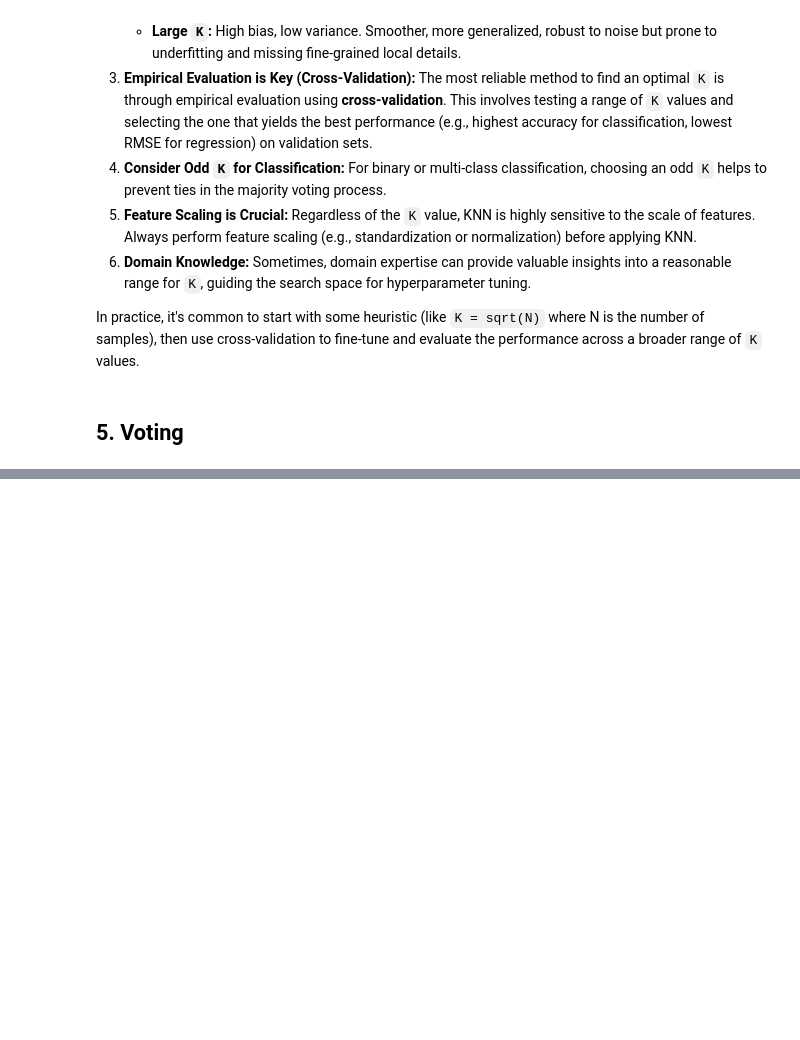
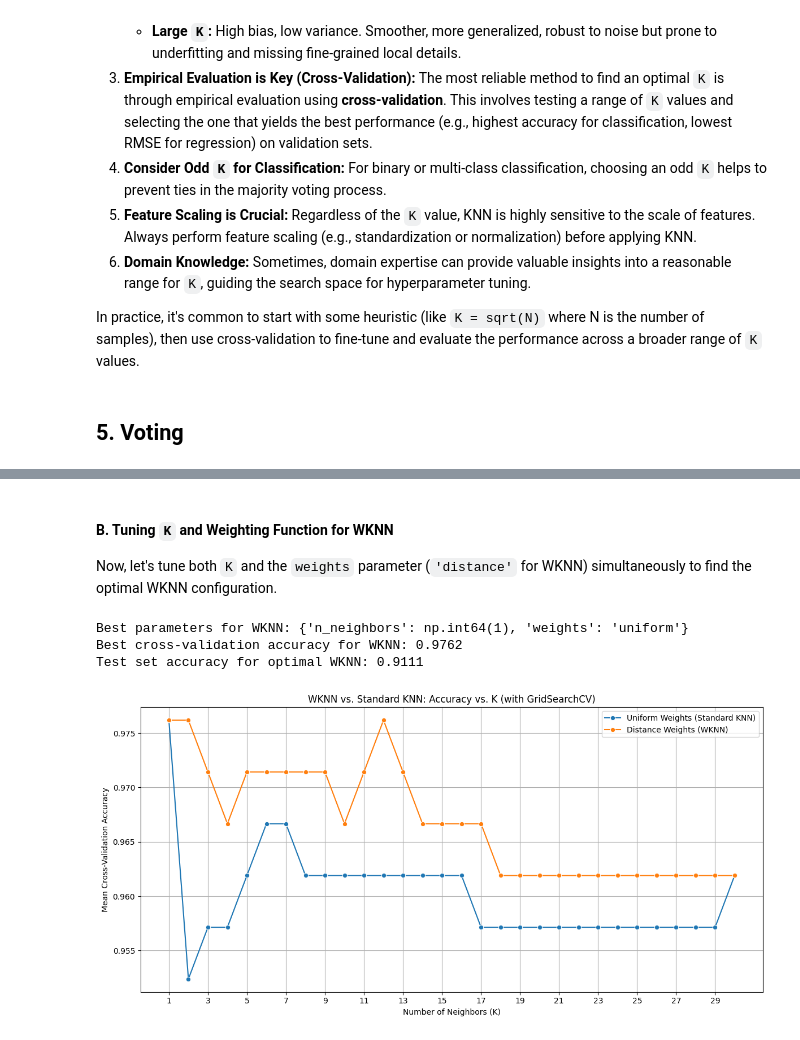
Before and after one commit to rsys-adsingh/Machine-Learning, a Jupyter notebook: study/Chapter_10.ipynb, the cells around one changed output, grey strips where cells are left out. Drawn from its saved outputs; the diff is of its cells as text; code cells hidden in the pictures; blank space fills up the shorter version.

```diff
--- a/study/Chapter_10.ipynb
+++ b/study/Chapter_10.ipynb
@@ -2094,0 +3046,58 @@ In practice, it's common to start with some heuristic (like `K = sqrt(N)` where
+# %% [markdown]
+#### B. Tuning `K` and Weighting Function for WKNN
+
+Now, let's tune both `K` and the `weights` parameter (`'distance'` for WKNN) simultaneously to find the optimal WKNN configuration.
+# %%
+# Define the parameter grid for K and weights
+param_grid_wknn = {
+    'n_neighbors': np.arange(1, 31), # Test K from 1 to 30
+    'weights': ['uniform', 'distance'] # Test both uniform (standard KNN) and distance (WKNN)
+}
+
+# Initialize KNeighborsClassifier
+knn_weighted = KNeighborsClassifier()
+
+# Initialize GridSearchCV
+grid_search_wknn = GridSearchCV(knn_weighted, param_grid_wknn, cv=5, scoring='accuracy', n_jobs=-1)
+
+# Fit GridSearchCV to the scaled training data
+grid_search_wknn.fit(X_train_scaled, y_train)
+
+# Get the best parameters
+best_params_wknn = grid_search_wknn.best_params_
+best_score_wknn = grid_search_wknn.best_score_
+
+print(f"Best parameters for WKNN: {best_params_wknn}")
+print(f"Best cross-validation accuracy for WKNN: {best_score_wknn:.4f}")
+
+# Evaluate on the test set
+y_pred_wknn = grid_search_wknn.predict(X_test_scaled)
+test_accuracy_wknn = accuracy_score(y_test, y_pred_wknn)
+print(f"Test set accuracy for optimal WKNN: {test_accuracy_wknn:.4f}")
+
+
+# --- Visualization of results ---
+import pandas as pd
+results_df = pd.DataFrame(grid_search_wknn.cv_results_)
+
+# Separate results for 'uniform' and 'distance' weights
+uniform_results = results_df[results_df['param_weights'] == 'uniform']
+distance_results = results_df[results_df['param_weights'] == 'distance']
+
+plt.figure(figsize=(12, 6))
+sns.lineplot(x='param_n_neighbors', y='mean_test_score', data=uniform_results, label='Uniform Weights (Standard KNN)', marker='o')
+sns.lineplot(x='param_n_neighbors', y='mean_test_score', data=distance_results, label='Distance Weights (WKNN)', marker='o')
+
+plt.xlabel('Number of Neighbors (K)')
+plt.ylabel('Mean Cross-Validation Accuracy')
+plt.title('WKNN vs. Standard KNN: Accuracy vs. K (with GridSearchCV)')
+plt.xticks(np.arange(1, 31, 2)) # Show every other K for readability
+plt.grid(True)
+plt.legend()
+plt.tight_layout()
+plt.show()
+# %% [output]
+Best parameters for WKNN: {'n_neighbors': np.int64(1), 'weights': 'uniform'}
+Best cross-validation accuracy for WKNN: 0.9762
+Test set accuracy for optimal WKNN: 0.9111
+[figure, added]
```
Also changed, not shown: parts of 82 cells of this notebook.
